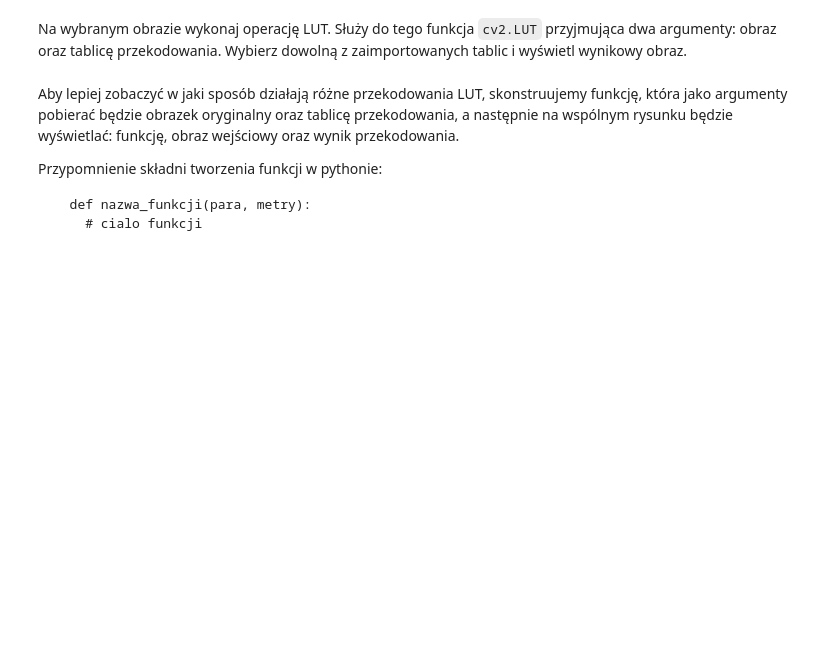
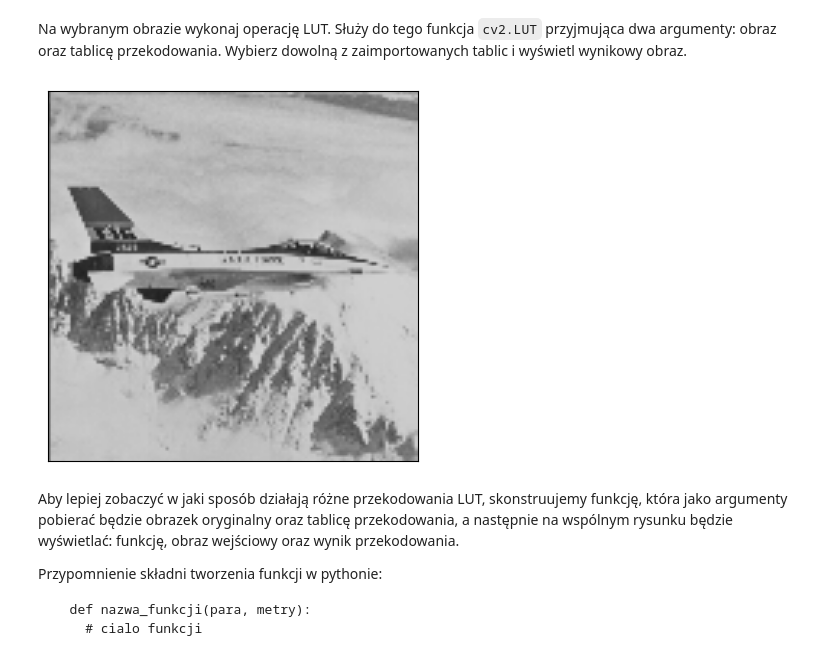
Before and after one commit to lursz/DigitalImageProcessing-Course, a Jupyter notebook: lab2/lab2.ipynb, the cells around one changed output. Drawn from its saved outputs; the diff is of its cells as text; code cells hidden in the pictures; blank space fills up the shorter version.

```diff
--- a/lab2/lab2.ipynb
+++ b/lab2/lab2.ipynb
@@ -55,6 +64,15 @@ if not os.path.exists(fileName) :
 Na wybranym obrazie wykonaj operację LUT.
 Służy do tego funkcja `cv2.LUT` przyjmująca dwa argumenty: obraz oraz tablicę przekodowania.
 Wybierz dowolną z zaimportowanych tablic i wyświetl wynikowy obraz.
+# %%
+img = cv2.imread('jet.bmp')
+img_lut = cv2.LUT(img, lut.kwadratowa)
+
+plt.imshow(img)
+plt.xticks([]), plt.yticks([])
+plt.show()
+# %% [output]
+[figure, added]
 # %% [markdown]
 Aby lepiej zobaczyć w jaki sposób działają różne przekodowania LUT, skonstruujemy funkcję, która jako argumenty pobierać będzie obrazek oryginalny oraz tablicę przekodowania, a następnie na wspólnym rysunku będzie wyświetlać: funkcję, obraz wejściowy oraz wynik przekodowania.
 
```
Also changed, not shown: parts of 5 cells of this notebook, 6 other files.
